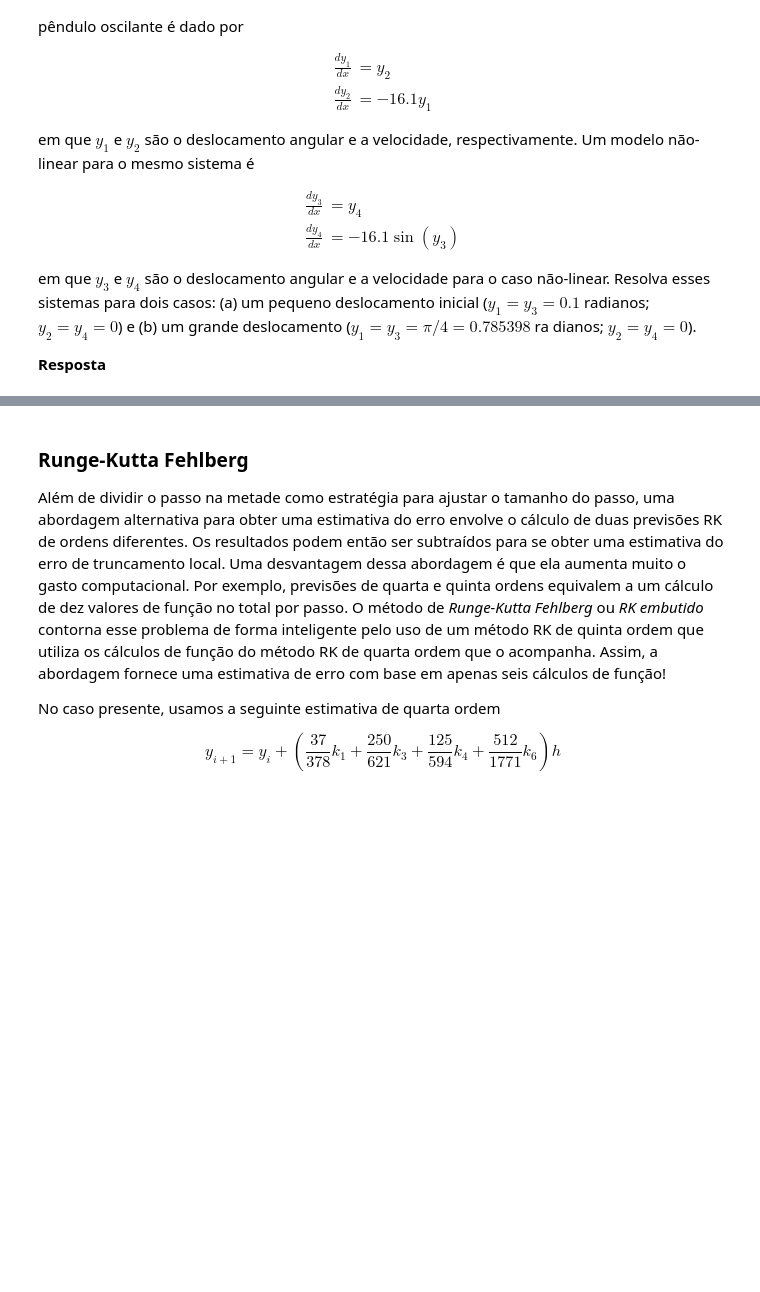
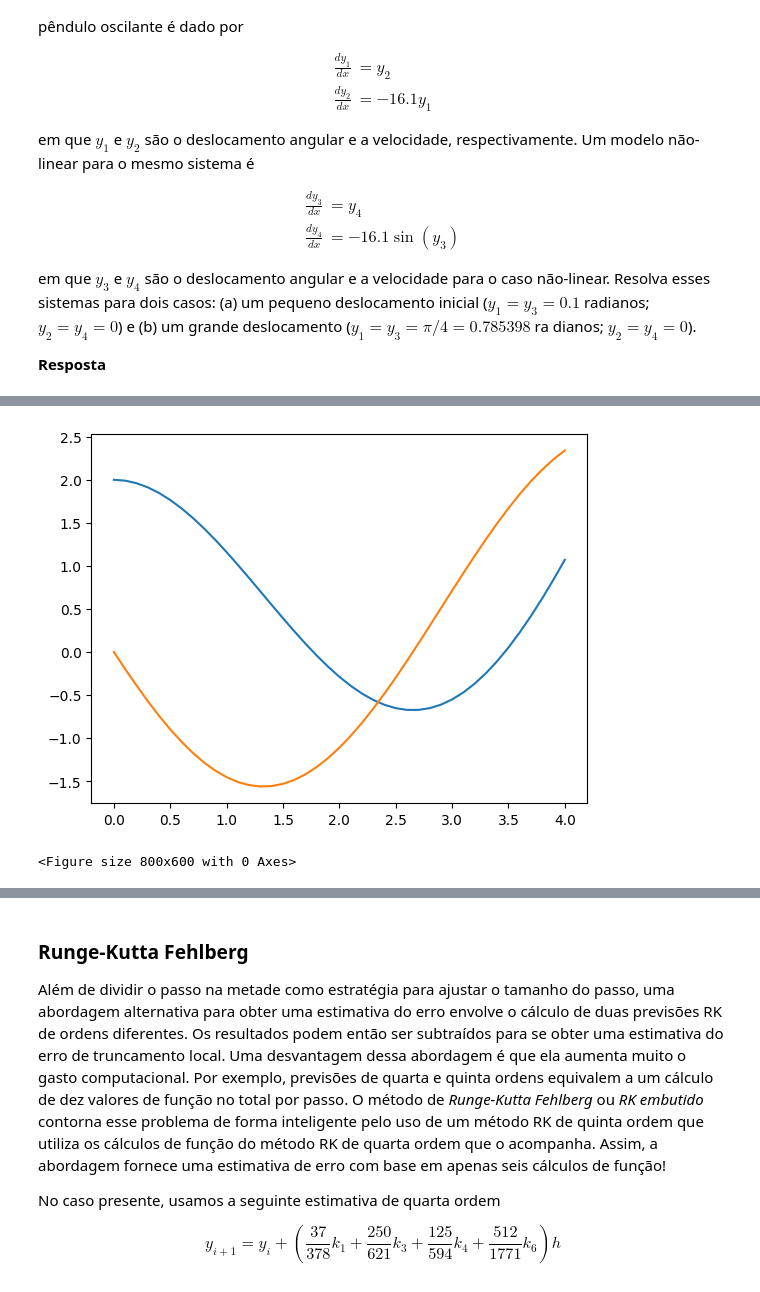
Before and after one commit to vnikoofard/numerical_methods_using_python, a Jupyter notebook: 10-EDO.ipynb, the cells around one changed output, grey strips where cells are left out. Drawn from its saved outputs; the diff is of its cells as text; code cells hidden in the pictures; blank space fills up the shorter version.

```diff
--- a/10-EDO.ipynb
+++ b/10-EDO.ipynb
@@ -514,7 +549,7 @@ def EulerSys(funcs, interval, yis, h):
     xi, xf = interval
     X = [xi]
     Y = [yis]
-    while xi <= xf:
+    while xi < xf:
         y = _Euler(funcs, xi, Y[-1], h)
         Y.append(y)
         X.append(xi)
@@ -704,0 +777,17 @@ plt.show()
+# %%
+f1 = lambda t, y1, y2: y2
+f2 = lambda t, y1, y2: 0.5*t - y1
+x0 = 0.
+xf = 4.
+interval = (x0 ,xf)
+h = 0.01
+yis = [2., 0.]
+# %%
+X, Y = EulerSys((f1, f2), interval, yis, h)
+# %%
+plt.plot(X, Y)
+plt.figure(figsize=(8,6))
+plt.show()
+# %% [output]
+[figure, added]
+<Figure size 800x600 with 0 Axes>
```
Also changed, not shown: parts of 16 cells of this notebook.
